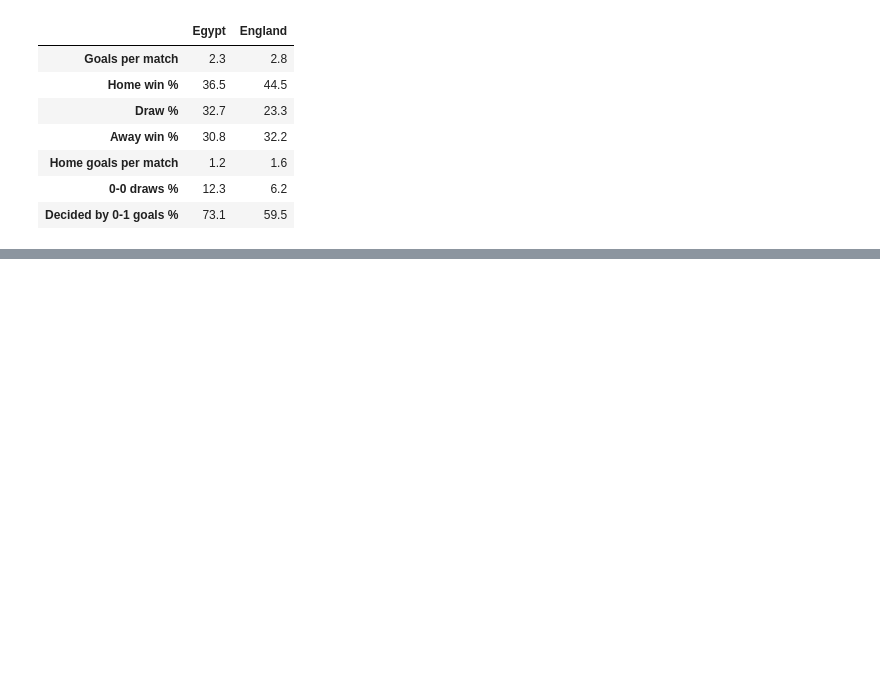
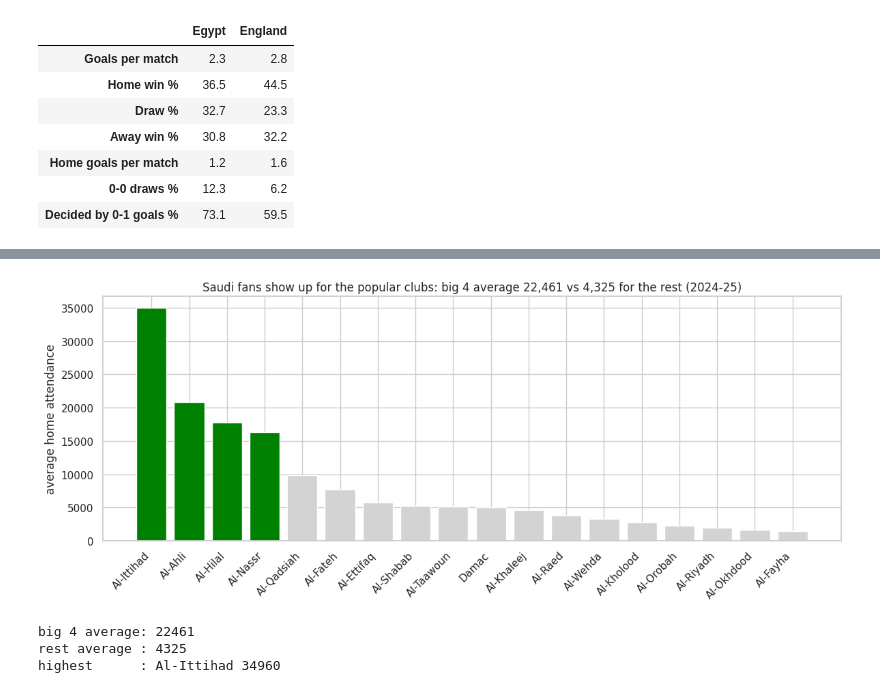
Before and after one commit to elteshelkbeer/egyptian-league-analysis, a Jupyter notebook: egyptian_premier_league_analysis.ipynb, the cells around one changed output, grey strips where cells are left out. Saved outputs shown, nothing was run; the diff lists cells and outputs as text; code cells hidden in the pictures; blank space fills up the shorter version.

```diff
--- a/egyptian_premier_league_analysis.ipynb
+++ b/egyptian_premier_league_analysis.ipynb
@@ -955,0 +1080,22 @@ profile
+# %%
+# Do Saudi fans actually care? Attendance per club, 2024-25
+big4 = ['Al-Hilal', 'Al-Nassr', 'Al-Ittihad', 'Al-Ahli']
+s24 = spl_att[spl_att['Season'] == '2024-25'].sort_values('Average', ascending=False)
+
+fig, ax = plt.subplots(figsize=(12, 5))
+bar_colors = ['green' if t in big4 else 'lightgrey' for t in s24['Team']]
+ax.bar(s24['Team'], s24['Average'], color=bar_colors)
+ax.set_title('Saudi fans show up for the popular clubs: big 4 average 22,461 vs 4,325 for the rest (2024-25)')
+ax.set_ylabel('average home attendance')
+plt.xticks(rotation=45, ha='right')
+plt.tight_layout()
+plt.show()
+
+print('big 4 average:', round(s24[s24['Team'].isin(big4)]['Average'].mean()))
+print('rest average :', round(s24[~s24['Team'].isin(big4)]['Average'].mean()))
+print('highest      :', s24.iloc[0]['Team'], int(s24.iloc[0]['Average']))
+# %% [output]
+[figure, added]
+big 4 average: 22461
+rest average : 4325
+highest      : Al-Ittihad 34960
```
Also changed, not shown: parts of 11 cells of this notebook, 4 other files.
